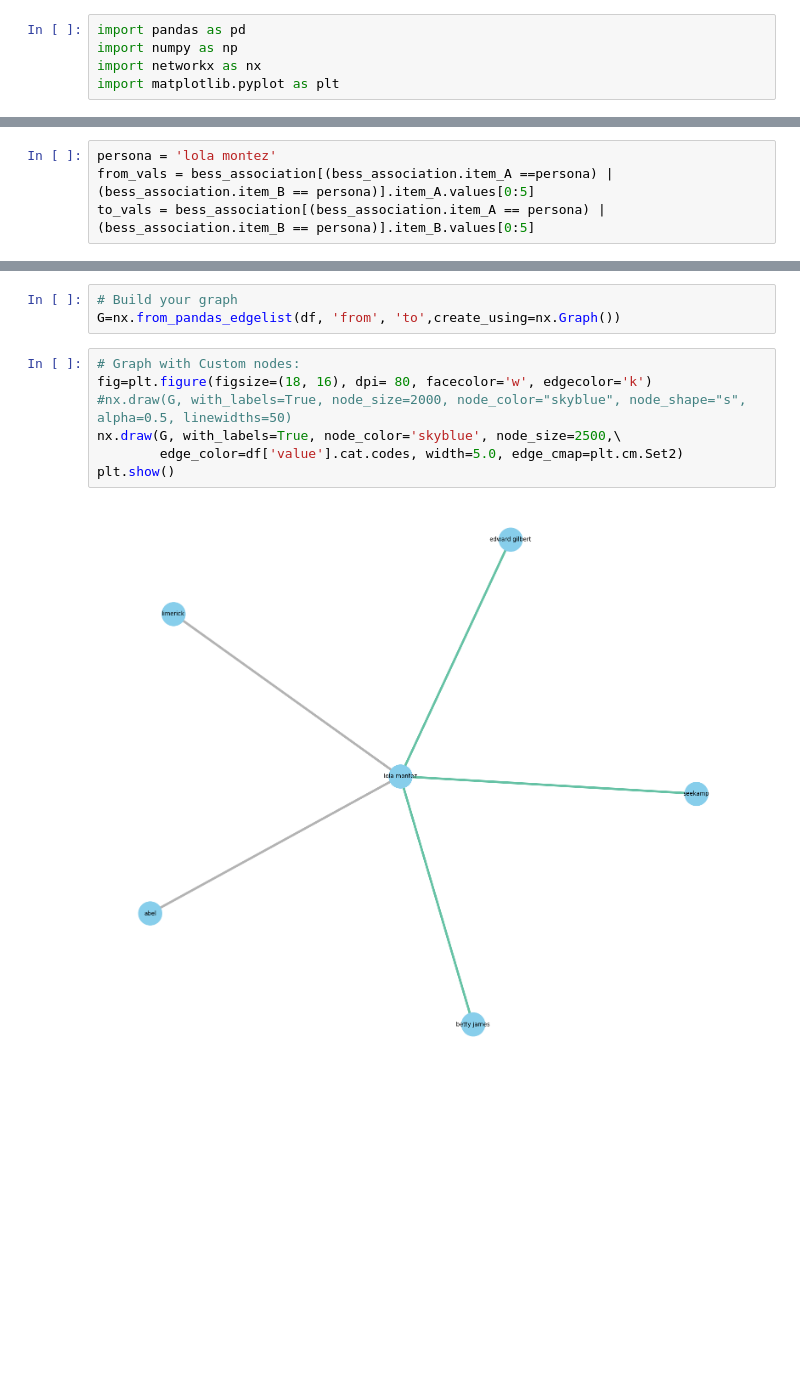
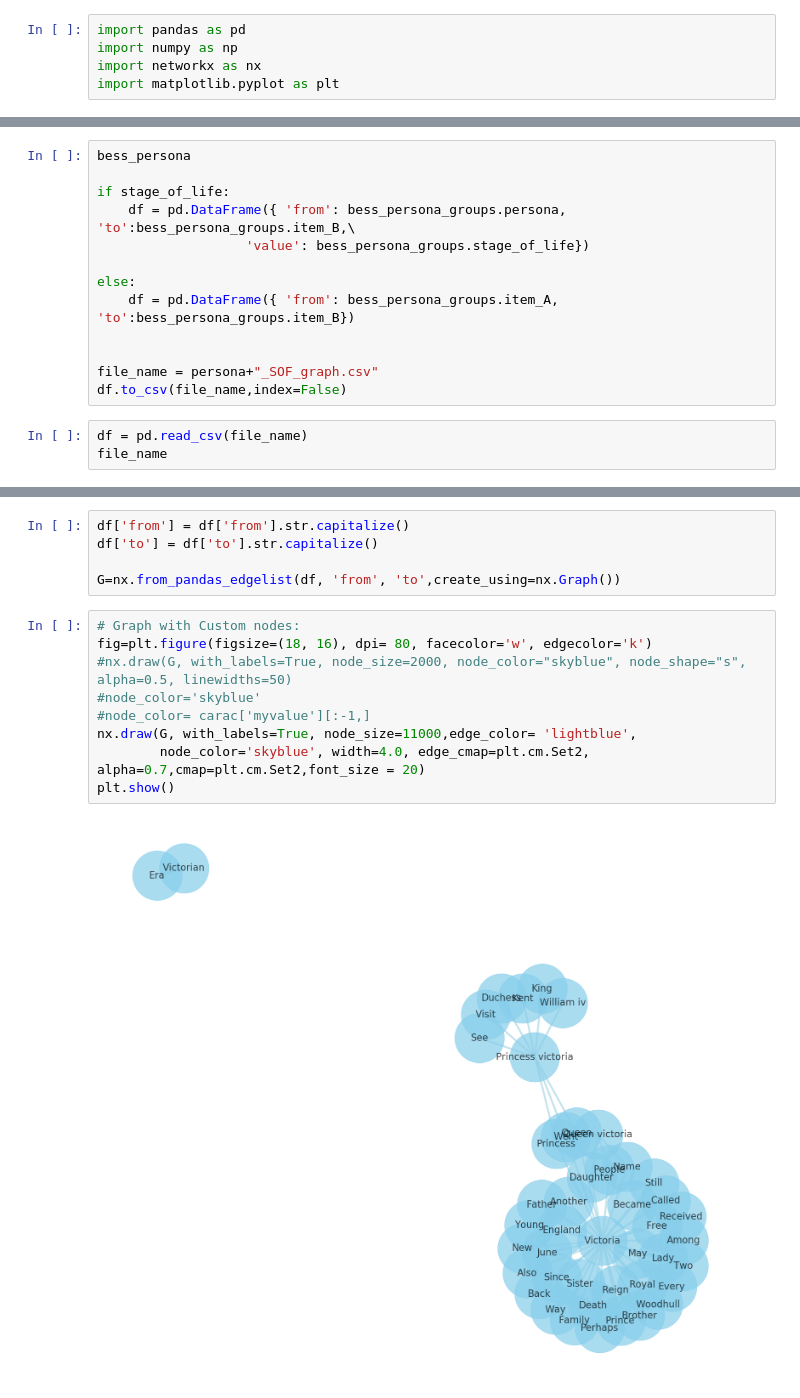
Before and after one commit to UVA-DSI-2019-Capstones/CBW, a Jupyter notebook: Association Rule/Network Plot.ipynb, the cells around one changed output, grey strips where cells are left out. Drawn from its saved outputs; the diff is of its cells as text; blank space fills up the shorter version.

```diff
--- a/Association Rule/Network Plot.ipynb
+++ b/Association Rule/Network Plot.ipynb
@@ -21,4 +40,0 @@ bess_persona.head()
-# %%
-persona = 'lola montez'
-from_vals = bess_association[(bess_association.item_A ==persona) | (bess_association.item_B == persona)].item_A.values[0:5]
-to_vals = bess_association[(bess_association.item_A == persona) | (bess_association.item_B == persona)].item_B.values[0:5]
@@ -45,0 +43,16 @@ dtype: int8
+# %%
+bess_persona
+
+if stage_of_life:
+    df = pd.DataFrame({ 'from': bess_persona_groups.persona, 'to':bess_persona_groups.item_B,\
+                   'value': bess_persona_groups.stage_of_life})
+
+else:
+    df = pd.DataFrame({ 'from': bess_persona_groups.item_A, 'to':bess_persona_groups.item_B})
+
+
+file_name = persona+"_SOF_graph.csv"
+df.to_csv(file_name,index=False)
+# %%
+df = pd.read_csv(file_name)
+file_name
@@ -46,12 +65,16 @@ dtype: int8
 # %%
-# Build your graph
+df['from'] = df['from'].str.capitalize()
+df['to'] = df['to'].str.capitalize()
+
 G=nx.from_pandas_edgelist(df, 'from', 'to',create_using=nx.Graph())
 # %%
 # Graph with Custom nodes:
 fig=plt.figure(figsize=(18, 16), dpi= 80, facecolor='w', edgecolor='k')
 #nx.draw(G, with_labels=True, node_size=2000, node_color="skyblue", node_shape="s", alpha=0.5, linewidths=50)
-nx.draw(G, with_labels=True, node_color='skyblue', node_size=2500,\
-        edge_color=df['value'].cat.codes, width=5.0, edge_cmap=plt.cm.Set2)
+#node_color='skyblue'
+#node_color= carac['myvalue'][:-1,]
+nx.draw(G, with_labels=True, node_size=11000,edge_color= 'lightblue',
+        node_color='skyblue', width=4.0, edge_cmap=plt.cm.Set2, alpha=0.7,cmap=plt.cm.Set2,font_size = 20)
 plt.show()
 # %% [output]
-[figure, old version]
+[figure, new version]
```
Also changed, not shown: parts of 11 cells of this notebook, 1 other file.
